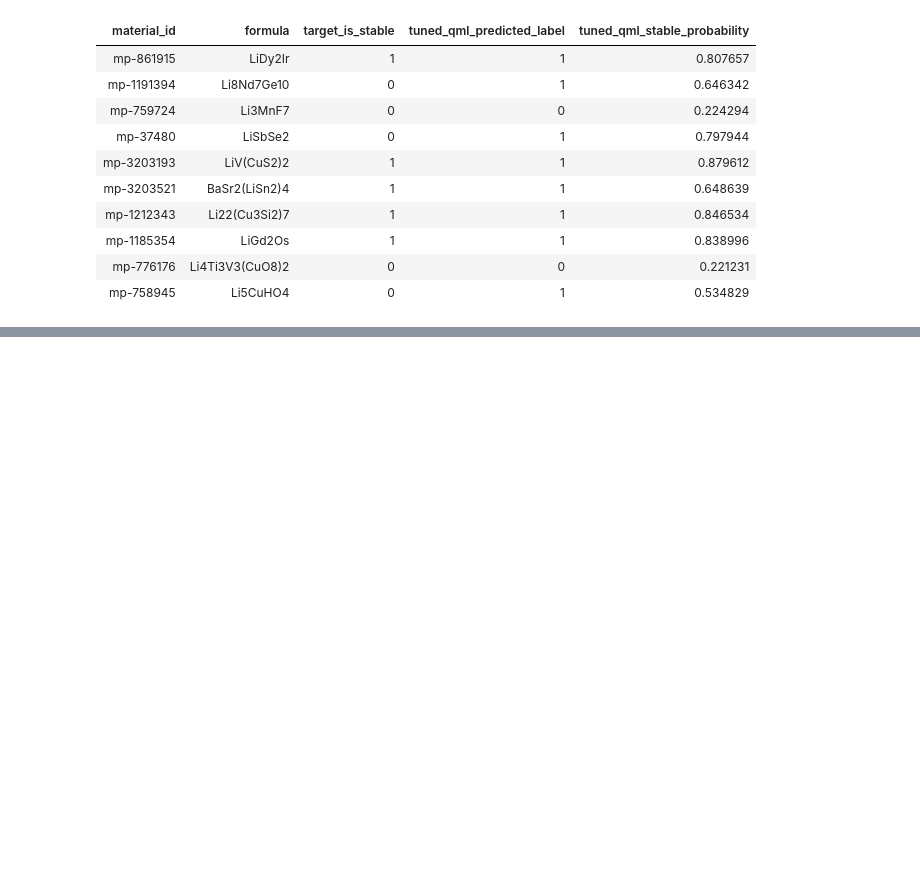
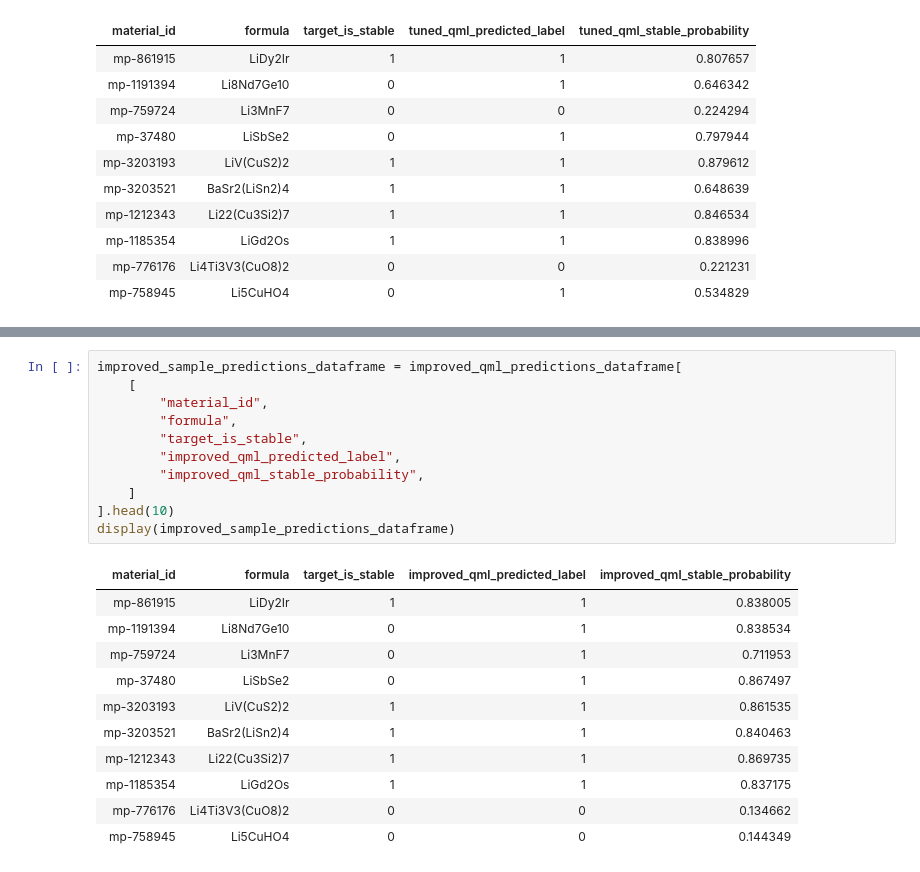
Before and after one commit to lifeknife10A/hybrid-quantum-battery-stability-prediction, a Jupyter notebook: Summer Vacation/Summer Vacation Main Presentation.ipynb, the cells around one changed output, grey strips where cells are left out. Saved outputs shown, nothing was run; the diff lists cells and outputs as text; blank space fills up the shorter version.

```diff
--- a/Summer Vacation/Summer Vacation Main Presentation.ipynb
+++ b/Summer Vacation/Summer Vacation Main Presentation.ipynb
@@ -311,3 +393,26 @@ display(sample_predictions_dataframe)
+# %%
+improved_sample_predictions_dataframe = improved_qml_predictions_dataframe[
+    [
+        "material_id",
+        "formula",
+        "target_is_stable",
+        "improved_qml_predicted_label",
+        "improved_qml_stable_probability",
+    ]
+].head(10)
+display(improved_sample_predictions_dataframe)
+# %% [output]
+| material_id | formula | target_is_stable | improved_qml_predicted_label | improved_qml_stable_probability |
+| mp-861915 | LiDy2Ir | 1 | 1 | 0.838005 |
+| mp-1191394 | Li8Nd7Ge10 | 0 | 1 | 0.838534 |
+| mp-759724 | Li3MnF7 | 0 | 1 | 0.711953 |
+| mp-37480 | LiSbSe2 | 0 | 1 | 0.867497 |
+| mp-3203193 | LiV(CuS2)2 | 1 | 1 | 0.861535 |
+| mp-3203521 | BaSr2(LiSn2)4 | 1 | 1 | 0.840463 |
+| mp-1212343 | Li22(Cu3Si2)7 | 1 | 1 | 0.869735 |
+| mp-1185354 | LiGd2Os | 1 | 1 | 0.837175 |
+| mp-776176 | Li4Ti3V3(CuO8)2 | 0 | 0 | 0.134662 |
+| mp-758945 | Li5CuHO4 | 0 | 0 | 0.144349 |
 # %%
 display(Markdown("""# Presentation Conclusion
 
```
Also changed, not shown: parts of 6 cells of this notebook, 12 other files.
